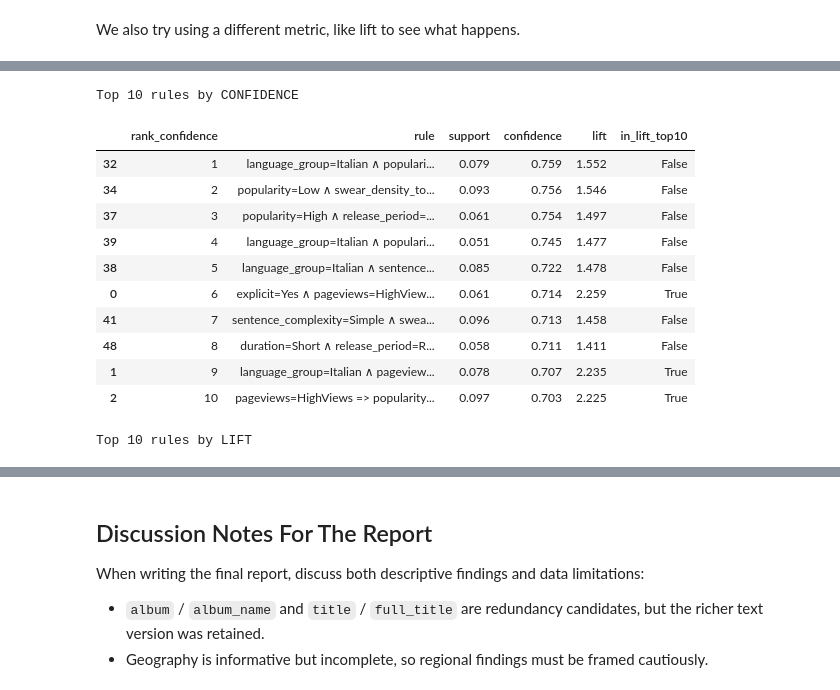
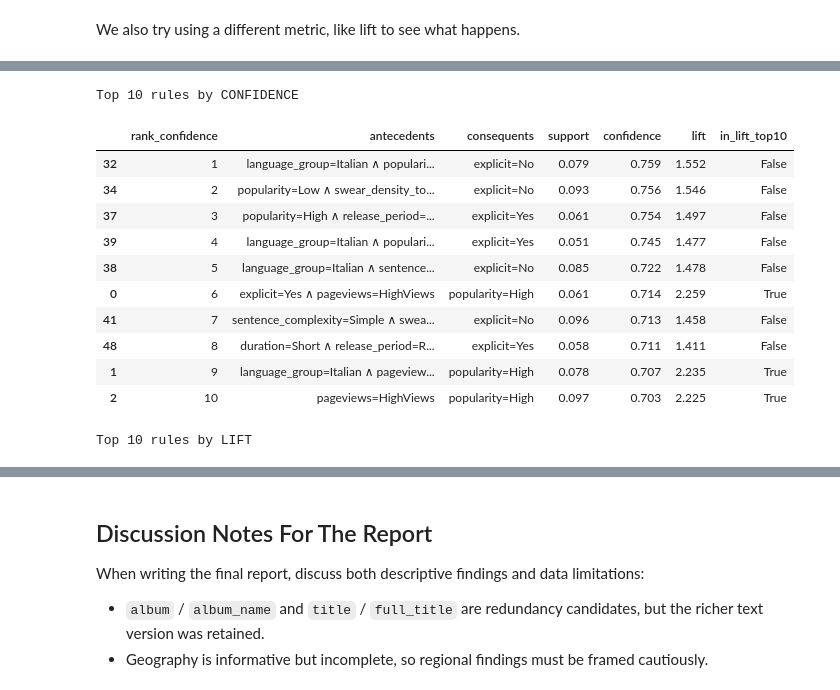
Before and after one commit to simonegrandinetti/ML_first_project, a Jupyter notebook: main_project.ipynb, the cells around one changed output, grey strips where cells are left out. Cells and saved outputs as stored; diff of their text form; code cells hidden in the pictures.

```diff
--- a/main_project.ipynb
+++ b/main_project.ipynb
@@ -2129,7 +2078,7 @@ transaction_matrix = pd.DataFrame(te_array, columns=te.columns_, index=apriori_d
 # Mining parameters.
 MIN_SUPPORT = 0.05
 MIN_CONFIDENCE = 0.55
-MIN_LIFT = 1.15
+MIN_LIFT = 1.15language_group=Italian
 
 # Frequent itemsets with Apriori (mlxtend).
 frequent_itemsets = apriori(
@@ -2142,7 +2091,7 @@ frequent_itemsets = apriori(
 if frequent_itemsets.empty:
     association_rules = pd.DataFrame(
         columns=[
-            "antecedents",
+            "antecedents",language_group=Italian
             "consequents",
             "antecedent support",
             "consequent support",
@@ -2485,55 +2372,65 @@ else:
 if "top_confidence_rules" not in locals() or "top_lift_rules" not in locals():
     print("Missing required variables: run the cells that generate top_confidence_rules and top_lift_rules first.")
 else:
-    def _rule_to_text(antecedents, consequents):
-        return f"{' ∧ '.join(sorted(list(antecedents)))} => {' ∧ '.join(sorted(list(consequents)))}"
+    def _items_to_text(items):
+        return " ∧ ".join(sorted(list(items)))
 
     # --- Confidence table ---
     conf_top10 = top_confidence_rules.nlargest(10, "confidence").copy()
-    conf_top10["rule"] = conf_top10.apply(
-        lambda r: _rule_to_text(r["antecedents"], r["consequents"]), axis=1
+    conf_top10["antecedents_text"] = conf_top10["antecedents"].apply(_items_to_text)
+    conf_top10["consequents_text"] = conf_top10["consequents"].apply(_items_to_text)
+    conf_top10["rule_key"] = list(zip(conf_top10["antecedents_text"], conf_top10["consequents_text"]))
+
+    conf_view = conf_top10[["antecedents_text", "consequents_text", "support", "confidence", "lift"]].copy()
+    conf_view = conf_view.rename(
+        columns={
+            "antecedents_text": "antecedents",
+            "consequents_text": "consequents",
+            }
     )
-    conf_top10["rule_key"] = conf_top10["rule"]
-
-    conf_view = conf_top10[["rule", "support", "confidence", "lift"]].copy()
     conf_view.insert(0, "rank_confidence", range(1, len(conf_view) + 1))
 
     # --- Lift table ---
     lift_top10 = top_lift_rules.nlargest(10, "lift").copy()
-    lift_top10["rule"] = lift_top10.apply(
-        lambda r: _rule_to_text(r["antecedents"], r["consequents"]), axis=1
+    lift_top10["antecedents_text"] = lift_top10["antecedents"].apply(_items_to_text)
+    lift_top10["consequents_text"] = lift_top10["consequents"].apply(_items_to_text)
+    lift_top10["rule_key"] = list(zip(lift_top10["antecedents_text"], lift_top10["consequents_text"]))
+
+    lift_view = lift_top10[["antecedents_text", "consequents_text", "support", "confidence", "lift"]].copy()
+    lift_view = lift_view.rename(
+        columns={
+            "antecedents_text": "antecedents",
+            "consequents_text": "consequents",
+        }
     )
-    lift_top10["rule_key"] = lift_top10["rule"]
-
-    lift_view = lift_top10[["rule", "support", "confidence", "lift"]].copy()
     lift_view.insert(0, "rank_lift", range(1, len(lift_view) + 1))
 
     # Cross-reference (shared rules across top-10 lists)
     conf_rule_set = set(conf_top10["rule_key"])
     lift_rule_set = set(lift_top10["rule_key"])
     conf_view["in_lift_top10"] = conf_top10["rule_key"].isin(lift_rule_set)
     lift_view["in_conf_top10"] = lift_top10["rule_key"].isin(conf_rule_set)
 
     for c in ["support", "confidence", "lift"]:
         conf_view[c] = conf_view[c].round(3)
         lift_view[c] = lift_view[c].round(3)
 
     print("Top 10 rules by CONFIDENCE")
     display(conf_view)
 
     print("Top 10 rules by LIFT")
     display(lift_view)
 # %% [output]
 Top 10 rules by CONFIDENCE
-|  | rank_confidence | rule | support | confidence | lift | in_lift_top10 |
-| 32 | 1 | language_group=Italian ∧ populari... | 0.079 | 0.759 | 1.552 | False |
-| 34 | 2 | popularity=Low ∧ swear_density_to... | 0.093 | 0.756 | 1.546 | False |
-| 37 | 3 | popularity=High ∧ release_period=... | 0.061 | 0.754 | 1.497 | False |
-| 39 | 4 | language_group=Italian ∧ populari... | 0.051 | 0.745 | 1.477 | False |
-| 38 | 5 | language_group=Italian ∧ sentence... | 0.085 | 0.722 | 1.478 | False |
-| 0 | 6 | explicit=Yes ∧ pageviews=HighView... | 0.061 | 0.714 | 2.259 | True |
-| 41 | 7 | sentence_complexity=Simple ∧ swea... | 0.096 | 0.713 | 1.458 | False |
-| 48 | 8 | duration=Short ∧ release_period=R... | 0.058 | 0.711 | 1.411 | False |
-| 1 | 9 | language_group=Italian ∧ pageview... | 0.078 | 0.707 | 2.235 | True |
-| 2 | 10 | pageviews=HighViews => popularity... | 0.097 | 0.703 | 2.225 | True |
+|  | rank_confidence | antecedents | consequents | support | confidence | lift | in_lift_top10 |
+| 32 | 1 | language_group=Italian ∧ populari... | explicit=No | 0.079 | 0.759 | 1.552 | False |
+| 34 | 2 | popularity=Low ∧ swear_density_to... | explicit=No | 0.093 | 0.756 | 1.546 | False |
+| 37 | 3 | popularity=High ∧ release_period=... | explicit=Yes | 0.061 | 0.754 | 1.497 | False |
+| 39 | 4 | language_group=Italian ∧ populari... | explicit=Yes | 0.051 | 0.745 | 1.477 | False |
+| 38 | 5 | language_group=Italian ∧ sentence... | explicit=No | 0.085 | 0.722 | 1.478 | False |
+| 0 | 6 | explicit=Yes ∧ pageviews=HighViews | popularity=High | 0.061 | 0.714 | 2.259 | True |
+| 41 | 7 | sentence_complexity=Simple ∧ swea... | explicit=No | 0.096 | 0.713 | 1.458 | False |
+| 48 | 8 | duration=Short ∧ release_period=R... | explicit=Yes | 0.058 | 0.711 | 1.411 | False |
+| 1 | 9 | language_group=Italian ∧ pageview... | popularity=High | 0.078 | 0.707 | 2.235 | True |
+| 2 | 10 | pageviews=HighViews | popularity=High | 0.097 | 0.703 | 2.225 | True |
 Top 10 rules by LIFT
```
Also changed, not shown: parts of 29 cells of this notebook.
